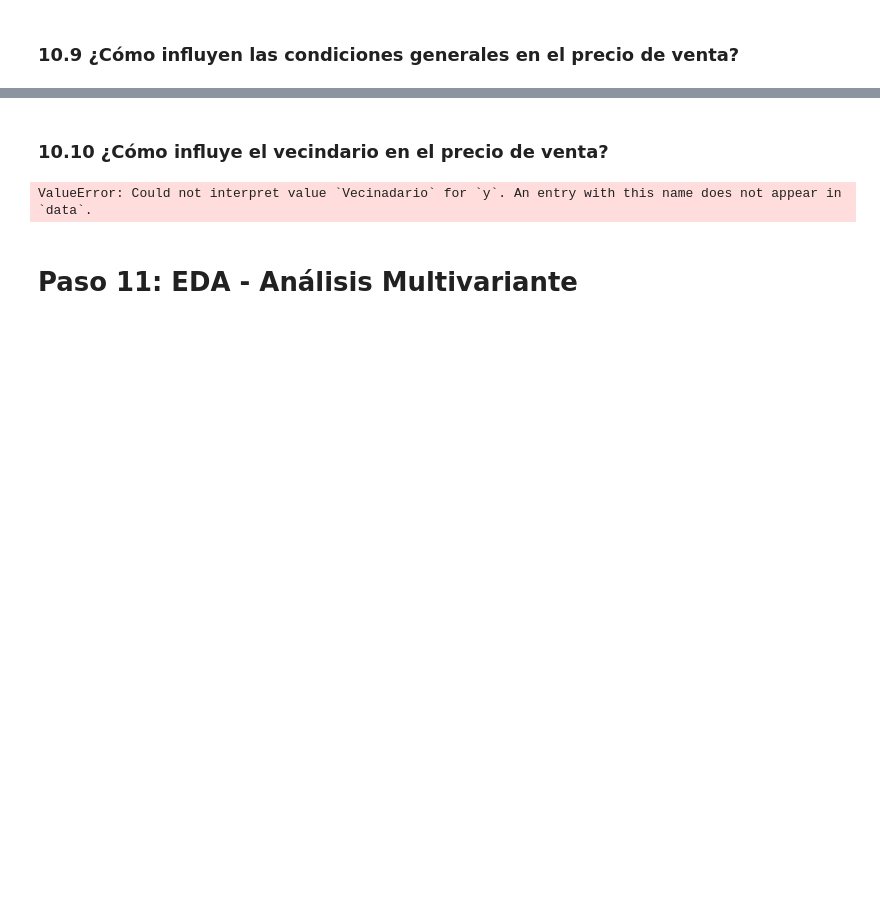
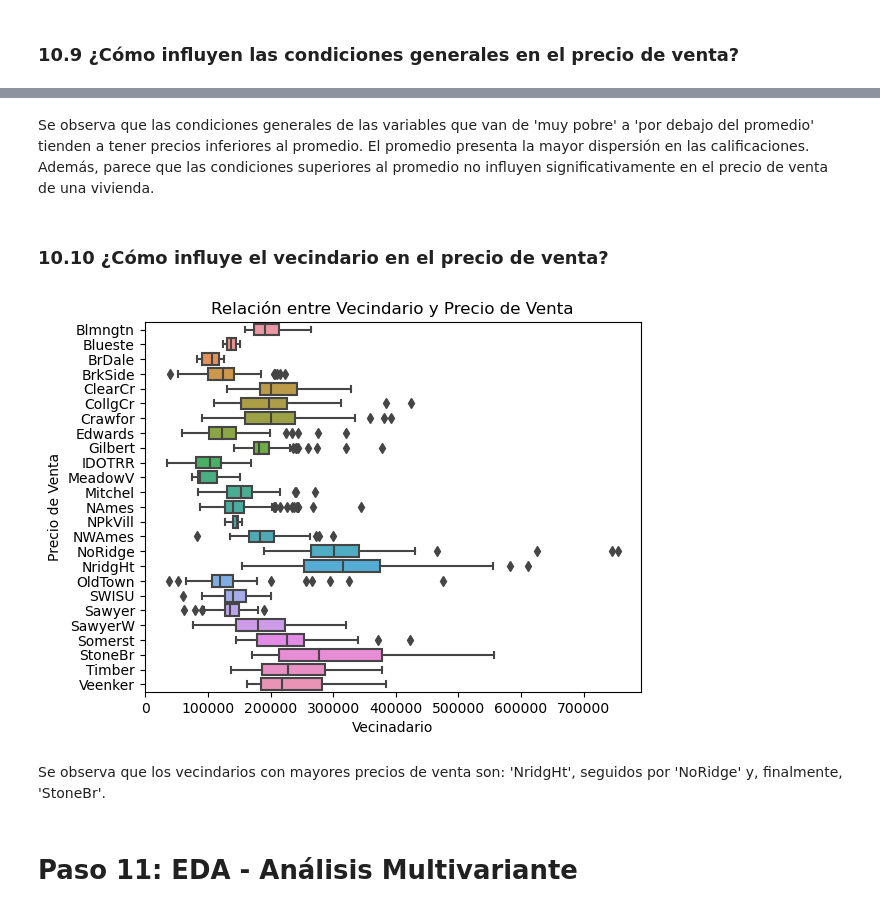
Before and after one commit to BlueAutomata/EDA_House_sales, a Jupyter notebook: Taller_EDA_house_sales.ipynb, the cells around one changed output, grey strips where cells are left out. Drawn from its saved outputs; the diff is of its cells as text; code cells hidden in the pictures; blank space fills up the shorter version.

```diff
--- a/Taller_EDA_house_sales.ipynb
+++ b/Taller_EDA_house_sales.ipynb
@@ -925,13 +925,17 @@ plt.show()
+# %% [markdown]
+Se observa que las condiciones generales de las variables que van de 'muy pobre' a 'por debajo del promedio' tienden a tener precios inferiores al promedio. El promedio presenta la mayor dispersión en las calificaciones. Además, parece que las condiciones superiores al promedio no influyen significativamente en el precio de venta de una vivienda.
 # %% [markdown]
 ### 10.10 ¿Cómo influye el vecindario en el precio de venta?
 # %%
-sns.boxplot(data = data, y = 'Vecinadario', x = 'Precio_de_Venta')
+sns.boxplot(data = data, y = 'Vecindario', x = 'Precio_de_Venta')
 plt.title('Relación entre Vecindario y Precio de Venta')
 plt.xlabel('Vecinadario')
 plt.ylabel('Precio de Venta')
 plt.show()
 # %% [output]
-ValueError: Could not interpret value `Vecinadario` for `y`. An entry with this name does not appear in `data`.
+[figure, added]
+# %% [markdown]
+Se observa que los vecindarios con mayores precios de venta son: 'NridgHt', seguidos por 'NoRidge' y, finalmente, 'StoneBr'.
 # %% [markdown]
 # Paso 11: EDA - Análisis Multivariante
 # %% [markdown]
```
Also changed, not shown: parts of 25 cells of this notebook.
